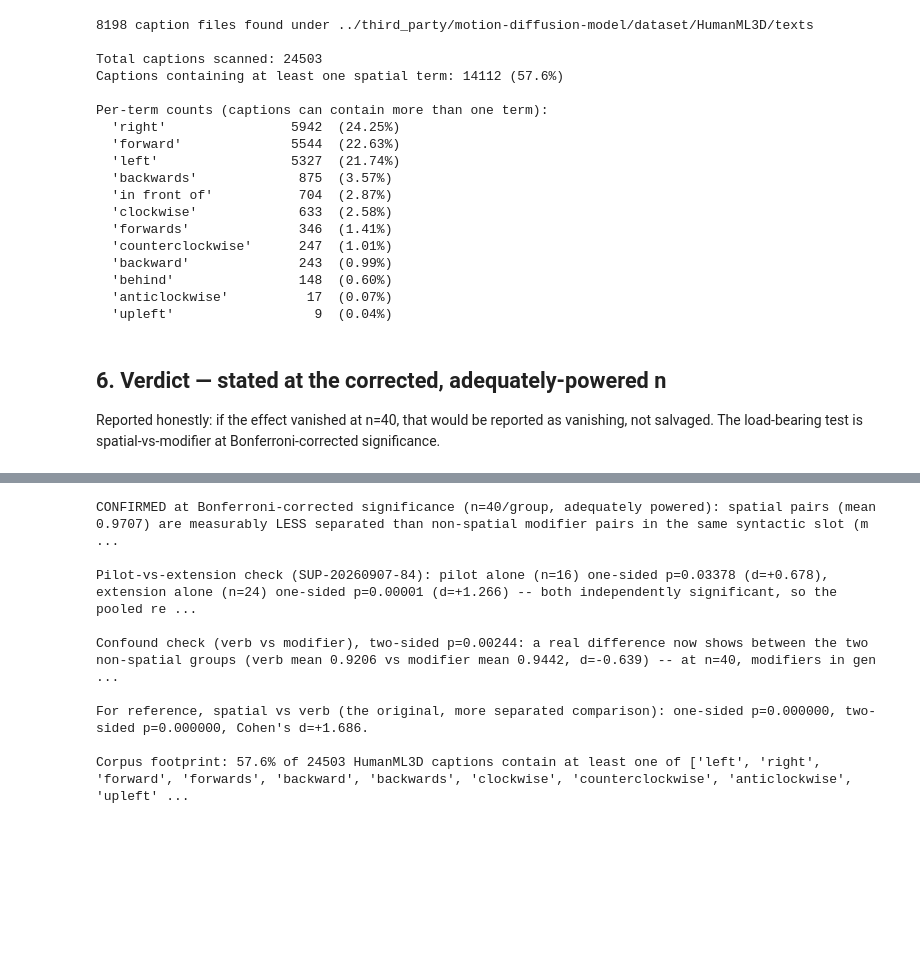
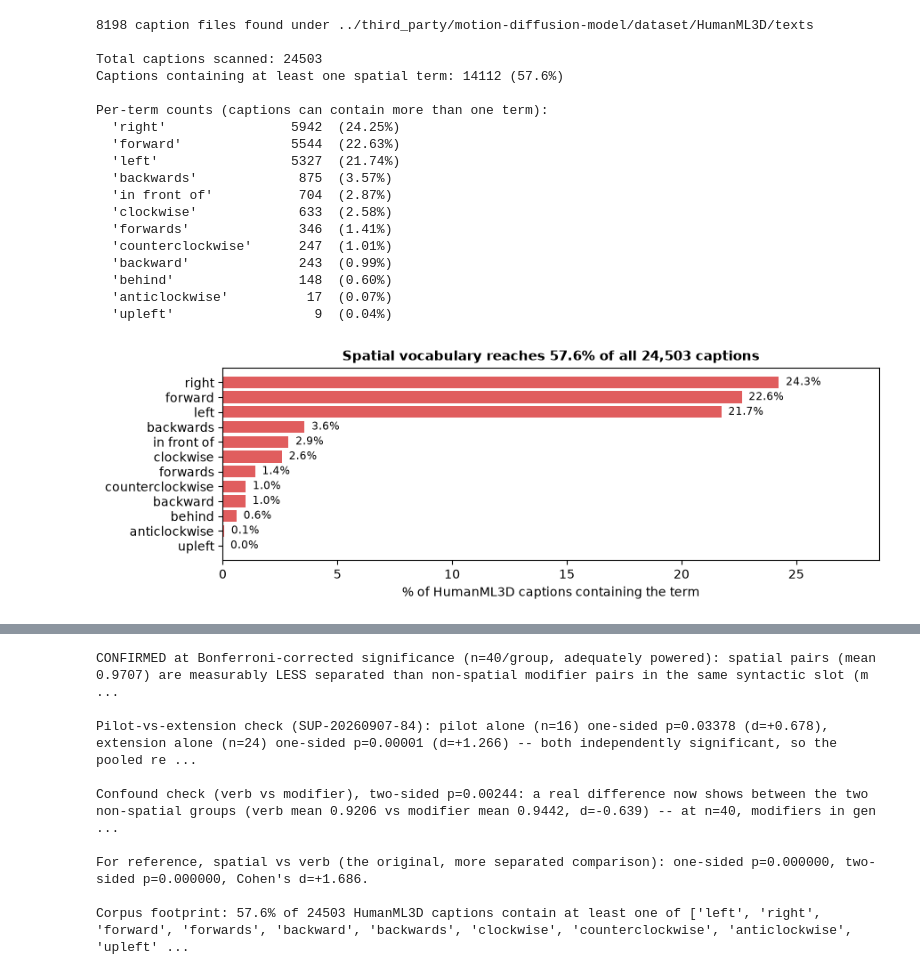
Before and after one commit to mjsushanth/T2P-motion-gen-redo, a Jupyter notebook: notebooks/01_clip_spatial_blindness.ipynb, the cells around one changed output, grey strips where cells are left out. Drawn from its saved outputs; the diff is of its cells as text; code cells hidden in the pictures; blank space fills up the shorter version.

```diff
--- a/notebooks/01_clip_spatial_blindness.ipynb
+++ b/notebooks/01_clip_spatial_blindness.ipynb
@@ -530,8 +677,19 @@ Per-term counts (captions can contain more than one term):
   'behind'                148  (0.60%)
   'anticlockwise'          17  (0.07%)
   'upleft'                  9  (0.04%)
-# %% [markdown]
-## 6. Verdict — stated at the corrected, adequately-powered n
-
-Reported honestly: if the effect vanished at n=40, that would be reported as vanishing, not
-salvaged. The load-bearing test is spatial-vs-modifier at Bonferroni-corrected significance.
+# %%
+# How much of the corpus is affected, drawn
+fig, ax = plt.subplots(figsize=(9, 3.1))
+terms_sorted = sorted(term_counts.items(), key=lambda kv: -kv[1])
+names = [t for t, _ in terms_sorted]
+vals = [100.0 * c / total_captions for _, c in terms_sorted]
+ax.barh(names[::-1], vals[::-1], color="tab:red", alpha=0.75)
+ax.set_xlabel("% of HumanML3D captions containing the term")
+ax.set_title(f"Spatial vocabulary reaches {100.0*spatial_captions/total_captions:.1f}% of all "
+             f"{total_captions:,} captions", fontsize=11, weight="bold")
+for i, v in enumerate(vals[::-1]):
+    ax.text(v + 0.3, i, f"{v:.1f}%", va="center", fontsize=8.5)
+ax.set_xlim(0, max(vals) * 1.18)
+plt.tight_layout(); plt.savefig("01_fig_corpus.png", dpi=110); plt.show()
+# %% [output]
+[figure, added]
```
Also changed, not shown: parts of 25 cells of this notebook, 3 other files.
